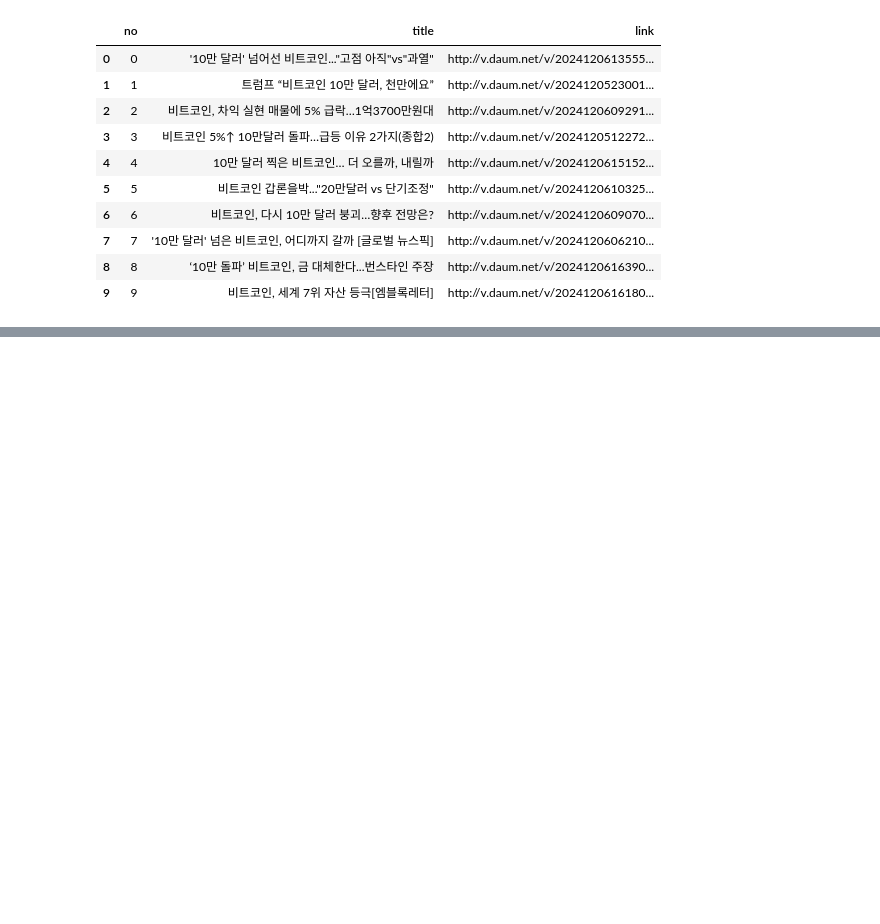
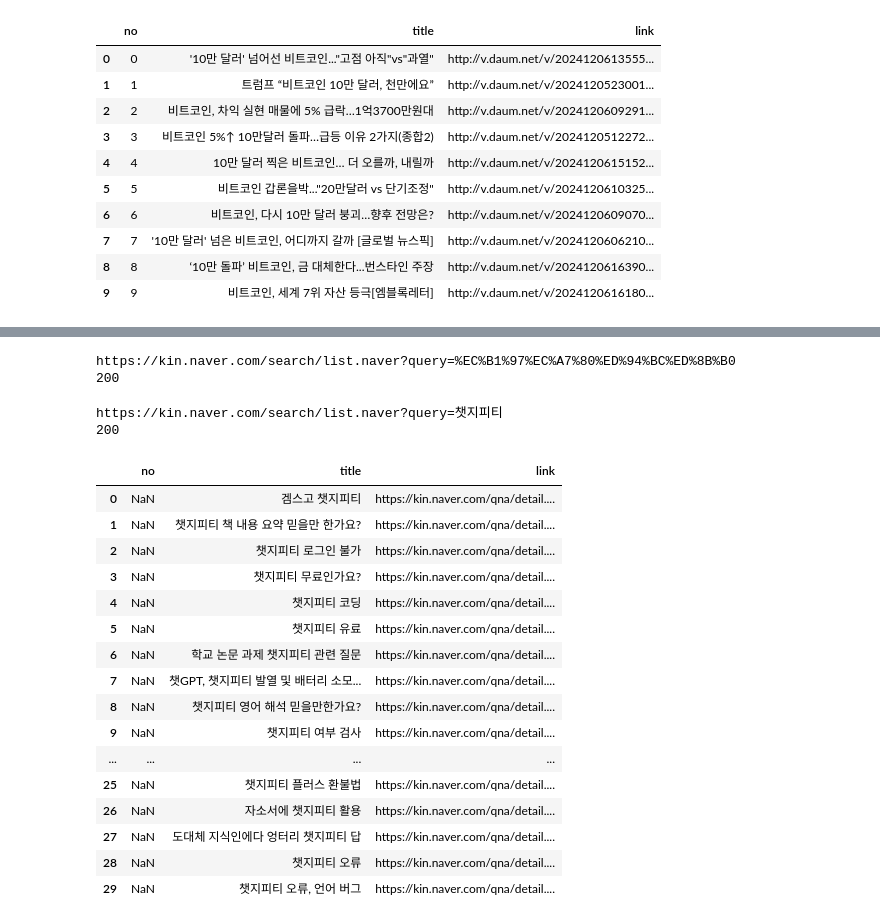
Before and after one commit to yeonzuui/ai, a Jupyter notebook: source/07_python/ch14_웹데이터수집1_정적.ipynb, the cells around one changed output, grey strips where cells are left out. Cells and saved outputs as stored; diff of their text form; code cells hidden in the pictures; blank space fills up the shorter version.

```diff
--- a/source/07_python/ch14_웹데이터수집1_정적.ipynb
+++ b/source/07_python/ch14_웹데이터수집1_정적.ipynb
@@ -345,10 +347,9 @@ pd.DataFrame(items_find_list, columns=['no', 'title', 'link'])
 # %%
 import requests
 from bs4 import BeautifulSoup
-import time
 import pandas as pd
 # print하는 함수
-def collection_list(keyword, page):
+def collect_list(keyword, page):
     'keyword로 page에 Daum 검색한 결과를 출력'
 #     url = 'https://search.daum.net/search?w=news&nil_search=btn&DA=PGD&enc=utf8&cluster=y&q={}&p={}'\
 #             .format(keyword, page)
@@ -365,5 +366,6 @@ def collection_list(keyword, page):
         if strong:
             a = strong.find('a')
             items_find_list.append([(page-1)*10+idx, a.text, a.attrs['href']])
-    return items_find_list
+            print((page-1)*10+idx, a.text, a['href'])
+    # return items_find_list
 # %%
@@ -390,0 +454,12 @@ collection_list('청바지', 2)
+# %%
+keywords = ['청바지', '닭가슴살']
+result0 = [] # 청바지 1~pages 페이지까지 검색 결과를 담을 list
+result1 = [] # 닭가슴살 1~pages 페이지까지 검색 결과를 담을 list
+pages = 3
+for i, keyword in enumerate(keywords):
+    print(f'〓〓〓〓〓〓〓 {i+1}번째 검색어 {keyword} 검색 결과 수집 중입니다 〓〓〓〓〓〓〓')
+    for page in range(1, pages+1):
+        if i == 0:
+            result0.extend(collect_list_return(keyword, page))
+        elif i == 1:
+            result1.extend(collect_list_return(keyword, page))
@@ -390,0 +551,61 @@ collection_list('청바지', 2)
+# %%
+# 방법 1
+from urllib.request import urlopen
+from urllib.parse import quote
+keyword = quote('챗지피티')
+# 챗지피티를 => %EC%B1%97%EC%A7%80%ED%94%BC%ED%8B%B0 (url 인코딩 방식으로 전환)
+url = f'https://kin.naver.com/search/list.naver?query={keyword}'
+print(url)
+response = urlopen(url)
+print(response.status)
+# %% [output]
+https://kin.naver.com/search/list.naver?query=%EC%B1%97%EC%A7%80%ED%94%BC%ED%8B%B0
+200
+# %%
+# 방법 2
+import requests
+keyword = '챗지피티'
+url = f'https://kin.naver.com/search/list.naver?query={keyword}'
+print(url)
+response = requests.get(url)
+print(response.status_code)
+# %% [output]
+https://kin.naver.com/search/list.naver?query=챗지피티
+200
+# %%
+# 페이징 포함
+import requests
+from bs4 import BeautifulSoup
+keyword = '챗지피티'
+pages = 3
+items_list = [] # 크롤링한 데이터를 담을 list
+for page in range(1, pages+1):
+    url = f'https://kin.naver.com/search/list.naver?query={keyword}&page={page}'
+    response = requests.get(url)
+    # 글 제목과 link를 가져와서 items_list에 append
+    soup = BeautifulSoup(response.text, 'html.parser')
+    items = soup.select('dt > a')
+    for idx, item in enumerate(items):
+#         print((page-1)*10+idx, item.text, item.attrs['href'])
+#         items_list.append([(page-1)*10+idx, item.text, item['href']])
+        items_list.append({'title':item.text,
+                           'link':item.attrs['href']})
+pd.DataFrame(items_list, columns = ['no', 'title', 'link'])
+# %% [output]
+|  | no | title | link |
+| 0 | NaN | 겜스고 챗지피티 | https://kin.naver.com/qna/detail.... |
+| 1 | NaN | 챗지피티 책 내용 요약 믿을만 한가요? | https://kin.naver.com/qna/detail.... |
+| 2 | NaN | 챗지피티 로그인 불가 | https://kin.naver.com/qna/detail.... |
+| 3 | NaN | 챗지피티 무료인가요? | https://kin.naver.com/qna/detail.... |
+| 4 | NaN | 챗지피티 코딩 | https://kin.naver.com/qna/detail.... |
+| 5 | NaN | 챗지피티 유료 | https://kin.naver.com/qna/detail.... |
+| 6 | NaN | 학교 논문 과제 챗지피티 관련 질문 | https://kin.naver.com/qna/detail.... |
+| 7 | NaN | 챗GPT, 챗지피티 발열 및 배터리 소모... | https://kin.naver.com/qna/detail.... |
+| 8 | NaN | 챗지피티 영어 해석 믿을만한가요? | https://kin.naver.com/qna/detail.... |
+| 9 | NaN | 챗지피티 여부 검사 | https://kin.naver.com/qna/detail.... |
+| ... | ... | ... | ... |
+| 25 | NaN | 챗지피티 플러스 환불법 | https://kin.naver.com/qna/detail.... |
+| 26 | NaN | 자소서에 챗지피티 활용 | https://kin.naver.com/qna/detail.... |
+| 27 | NaN | 도대체 지식인에다 엉터리 챗지피티 답 | https://kin.naver.com/qna/detail.... |
+| 28 | NaN | 챗지피티 오류 | https://kin.naver.com/qna/detail.... |
+| 29 | NaN | 챗지피티 오류, 언어 버그 | https://kin.naver.com/qna/detail.... |
```
Also changed, not shown: parts of 39 cells of this notebook, 4 other files.
